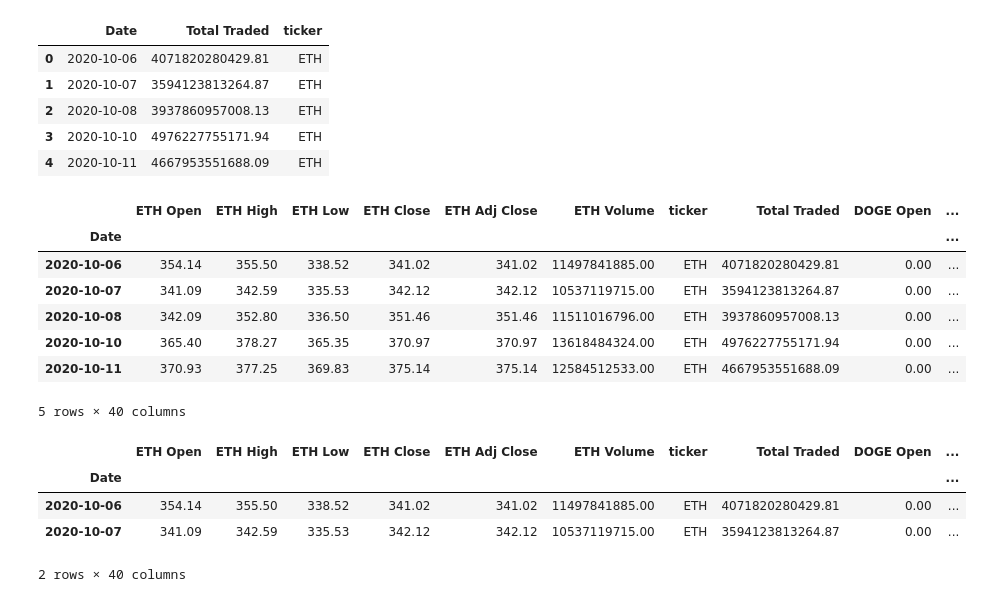
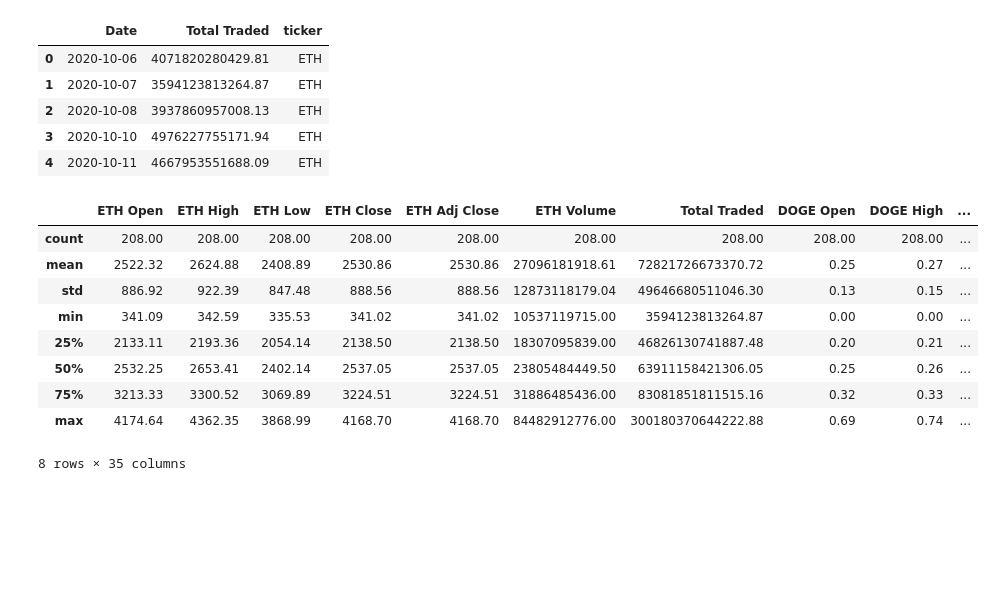
Before and after one commit to pysouzhny/GWU_Project_1, a Jupyter notebook: Crypto_Analysis.ipynb, the cells around one changed output. Cells and saved outputs as stored; diff of their text form; code cells hidden in the pictures; blank space fills up the shorter version.

```diff
--- a/Crypto_Analysis.ipynb
+++ b/Crypto_Analysis.ipynb
@@ -114,23 +98,16 @@ Trade_data.head()
 | 3 | 2020-10-10 | 4976227755171.94 | ETH |
 | 4 | 2020-10-11 | 4667953551688.09 | ETH |
 # %%
-Crypto_data = pd.concat([Euthereum_data, Doge_data, Bitcoin_data, Sushi_data, Tether_data], axis="columns", join="inner")
-Crypto_data.head(5)
+Crypto_data = pd.concat([Euthereum_data, Doge_data, Bitcoin_data, Sushi_data, Tether_data], axis="columns", join="inner").dropna()
+Crypto_data.describe()
 # %% [output]
-|  | ETH Open | ETH High | ETH Low | ETH Close | ETH Adj Close | ETH Volume | ticker | Total Traded | DOGE Open | ... |
-| Date |  |  |  |  |  |  |  |  |  | ... |
-| 2020-10-06 | 354.14 | 355.50 | 338.52 | 341.02 | 341.02 | 11497841885.00 | ETH | 4071820280429.81 | 0.00 | ... |
-| 2020-10-07 | 341.09 | 342.59 | 335.53 | 342.12 | 342.12 | 10537119715.00 | ETH | 3594123813264.87 | 0.00 | ... |
-| 2020-10-08 | 342.09 | 352.80 | 336.50 | 351.46 | 351.46 | 11511016796.00 | ETH | 3937860957008.13 | 0.00 | ... |
-| 2020-10-10 | 365.40 | 378.27 | 365.35 | 370.97 | 370.97 | 13618484324.00 | ETH | 4976227755171.94 | 0.00 | ... |
-| 2020-10-11 | 370.93 | 377.25 | 369.83 | 375.14 | 375.14 | 12584512533.00 | ETH | 4667953551688.09 | 0.00 | ... |
+|  | ETH Open | ETH High | ETH Low | ETH Close | ETH Adj Close | ETH Volume | Total Traded | DOGE Open | DOGE High | ... |
+| count | 208.00 | 208.00 | 208.00 | 208.00 | 208.00 | 208.00 | 208.00 | 208.00 | 208.00 | ... |
+| mean | 2522.32 | 2624.88 | 2408.89 | 2530.86 | 2530.86 | 27096181918.61 | 72821726673370.72 | 0.25 | 0.27 | ... |
+| std | 886.92 | 922.39 | 847.48 | 888.56 | 888.56 | 12873118179.04 | 49646680511046.30 | 0.13 | 0.15 | ... |
+| min | 341.09 | 342.59 | 335.53 | 341.02 | 341.02 | 10537119715.00 | 3594123813264.87 | 0.00 | 0.00 | ... |
+| 25% | 2133.11 | 2193.36 | 2054.14 | 2138.50 | 2138.50 | 18307095839.00 | 46826130741887.48 | 0.20 | 0.21 | ... |
+| 50% | 2532.25 | 2653.41 | 2402.14 | 2537.05 | 2537.05 | 23805484449.50 | 63911158421306.05 | 0.25 | 0.26 | ... |
+| 75% | 3213.33 | 3300.52 | 3069.89 | 3224.51 | 3224.51 | 31886485436.00 | 83081851811515.16 | 0.32 | 0.33 | ... |
+| max | 4174.64 | 4362.35 | 3868.99 | 4168.70 | 4168.70 | 84482912776.00 | 300180370644222.88 | 0.69 | 0.74 | ... |
-5 rows × 40 columns
+8 rows × 35 columns
-# %%
-Crypto_data = Crypto_data.dropna()
-Crypto_data.head(2)
-# %% [output]
-|  | ETH Open | ETH High | ETH Low | ETH Close | ETH Adj Close | ETH Volume | ticker | Total Traded | DOGE Open | ... |
-| Date |  |  |  |  |  |  |  |  |  | ... |
-| 2020-10-06 | 354.14 | 355.50 | 338.52 | 341.02 | 341.02 | 11497841885.00 | ETH | 4071820280429.81 | 0.00 | ... |
-| 2020-10-07 | 341.09 | 342.59 | 335.53 | 342.12 | 342.12 | 10537119715.00 | ETH | 3594123813264.87 | 0.00 | ... |
-2 rows × 40 columns
```
Also changed, not shown: parts of 40 cells of this notebook, 1 other file.
